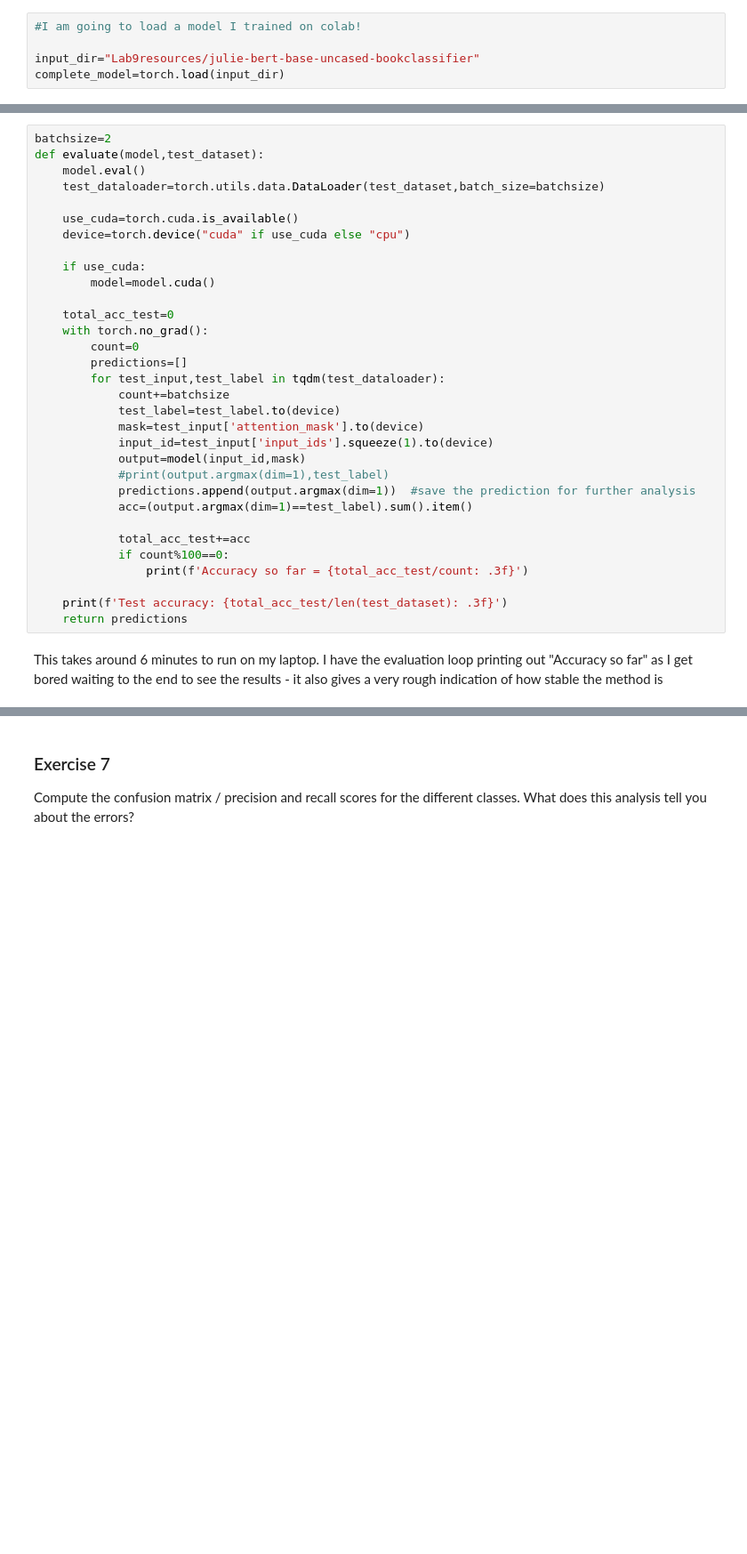
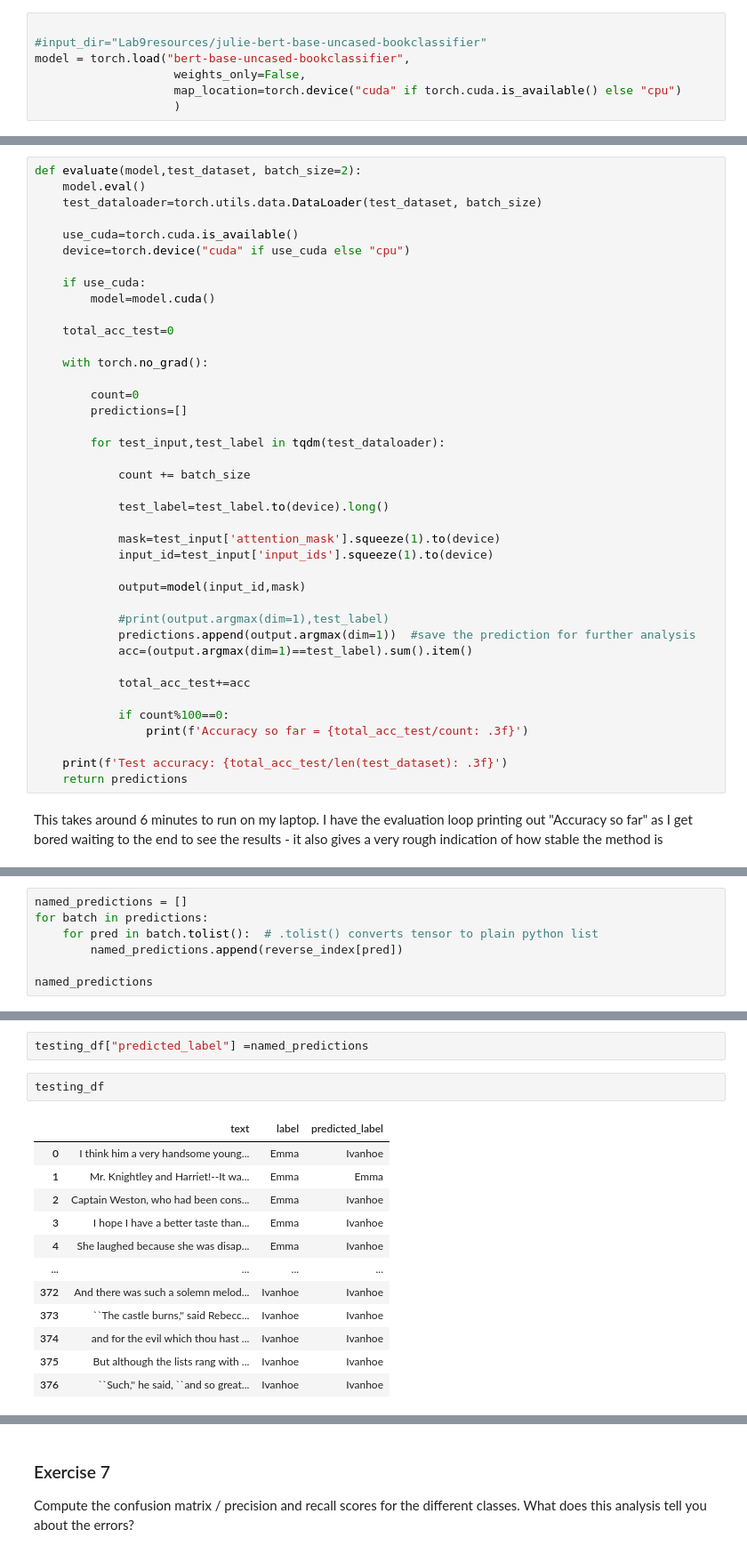
Before and after one commit to Efemirkan/Advanced-Natural-Language-Processing, a Jupyter notebook: 07_fine_tunning/Lab9.ipynb, the cells around one changed output, grey strips where cells are left out. Shown at 89% size. Drawn from its saved outputs; the diff is of its cells as text; blank space fills up the shorter version.

```diff
--- a/07_fine_tunning/Lab9.ipynb
+++ b/07_fine_tunning/Lab9.ipynb
@@ -764,9 +1110,11 @@ We need to be able to save the model to be able to use it elsewhere (without tra
 # %% [markdown]
 We can load it up like this.  This could be in another notebook.  If loading in another notebook, you should make sure the BertClassifier class is also defined in that notebook (along with other necessary imports).
 # %%
-#I am going to load a model I trained on colab!
 
-input_dir="Lab9resources/julie-bert-base-uncased-bookclassifier"
-complete_model=torch.load(input_dir)
+#input_dir="Lab9resources/julie-bert-base-uncased-bookclassifier"
+model = torch.load("bert-base-uncased-bookclassifier",
+                    weights_only=False,
+                    map_location=torch.device("cuda" if torch.cuda.is_available() else "cpu")
+                    )
 # %% [markdown]
 Here's an evaluation loop we can use to evaluate on some test data.  We also return the predictions which can than be added to the dataframe
@@ -773,8 +1124,7 @@ Here's an evaluation loop we can use to evaluate on some test data.  We also ret
 # %%
-batchsize=2
-def evaluate(model,test_dataset):
+def evaluate(model,test_dataset, batch_size=2):
     model.eval()
-    test_dataloader=torch.utils.data.DataLoader(test_dataset,batch_size=batchsize)
+    test_dataloader=torch.utils.data.DataLoader(test_dataset, batch_size)
 
     use_cuda=torch.cuda.is_available()
     device=torch.device("cuda" if use_cuda else "cpu")
@@ -783,20 +1133,29 @@ def evaluate(model,test_dataset):
         model=model.cuda()
 
     total_acc_test=0
+
     with torch.no_grad():
+
         count=0
         predictions=[]
+
         for test_input,test_label in tqdm(test_dataloader):
-            count+=batchsize
-            test_label=test_label.to(device)
-            mask=test_input['attention_mask'].to(device)
+
+            count += batch_size
+
+            test_label=test_label.to(device).long()
+
+            mask=test_input['attention_mask'].squeeze(1).to(device)
             input_id=test_input['input_ids'].squeeze(1).to(device)
+
             output=model(input_id,mask)
+
             #print(output.argmax(dim=1),test_label)
             predictions.append(output.argmax(dim=1))  #save the prediction for further analysis
             acc=(output.argmax(dim=1)==test_label).sum().item()
 
             total_acc_test+=acc
+
             if count%100==0:
                 print(f'Accuracy so far = {total_acc_test/count: .3f}')
 
@@ -811,0 +1205,7 @@ Add the predicted label for each test item to the dataframe with the test data.
+# %%
+named_predictions = []
+for batch in predictions:
+    for pred in batch.tolist():  # .tolist() converts tensor to plain python list
+        named_predictions.append(reverse_index[pred])
+
+named_predictions
@@ -811,0 +1230,17 @@ Add the predicted label for each test item to the dataframe with the test data.
+# %%
+testing_df["predicted_label"] =named_predictions
+# %%
+testing_df
+# %% [output]
+|  | text | label | predicted_label |
+| 0 | I think him a very handsome young... | Emma | Ivanhoe |
+| 1 | Mr. Knightley and Harriet!--It wa... | Emma | Emma |
+| 2 | Captain Weston, who had been cons... | Emma | Ivanhoe |
+| 3 | I hope I have a better taste than... | Emma | Ivanhoe |
+| 4 | She laughed because she was disap... | Emma | Ivanhoe |
+| ... | ... | ... | ... |
+| 372 | And there was such a solemn melod... | Ivanhoe | Ivanhoe |
+| 373 | ``The castle burns,'' said Rebecc... | Ivanhoe | Ivanhoe |
+| 374 | and for the evil which thou hast ... | Ivanhoe | Ivanhoe |
+| 375 | But although the lists rang with ... | Ivanhoe | Ivanhoe |
+| 376 | ``Such,'' he said, ``and so great... | Ivanhoe | Ivanhoe |
```
Also changed, not shown: parts of 94 cells of this notebook, 1 other file.
